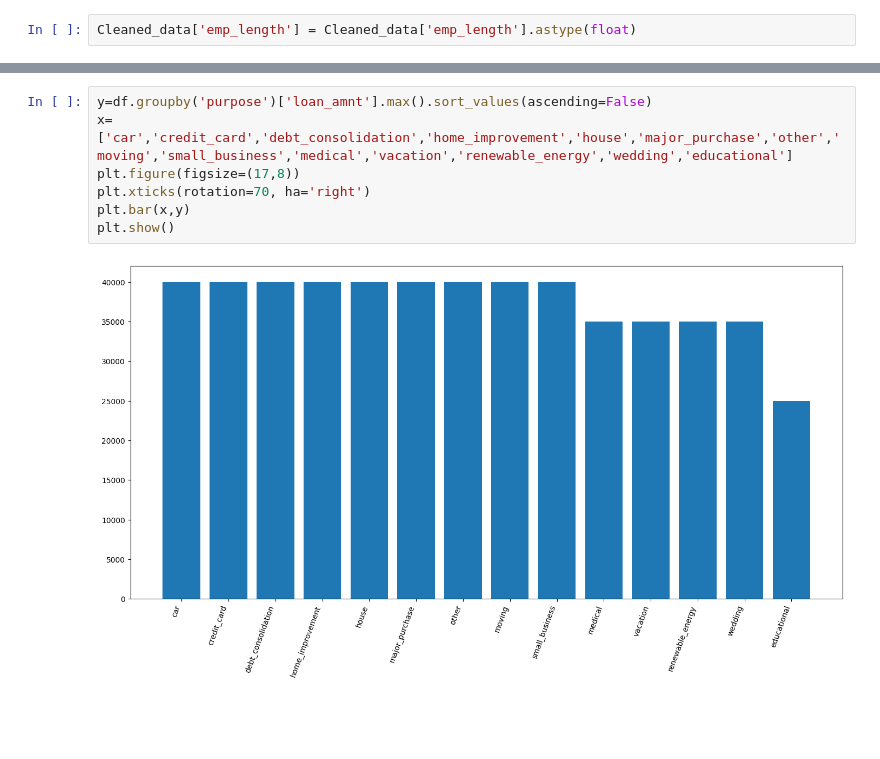
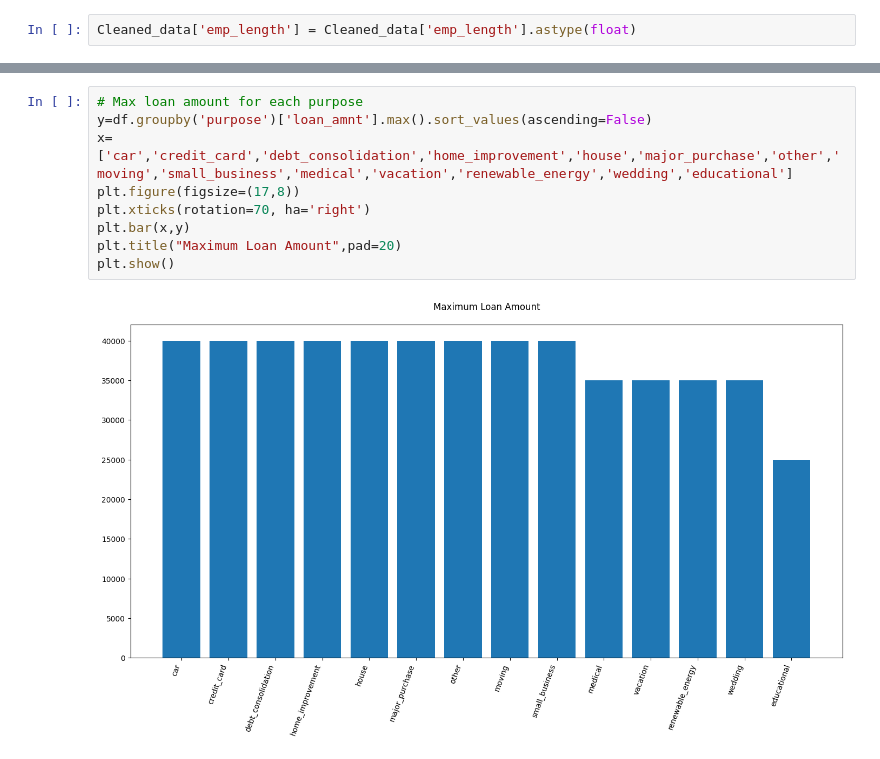
Before and after one commit to Adarsh-2296/Loandata_Eda, a Jupyter notebook: loandata.ipynb, the cells around one changed output, grey strips where cells are left out. Drawn from its saved outputs; the diff is of its cells as text; blank space fills up the shorter version.

```diff
--- a/loandata.ipynb
+++ b/loandata.ipynb
@@ -114,10 +113,12 @@ plt.show()
 # %%
+# Max loan amount for each purpose
 y=df.groupby('purpose')['loan_amnt'].max().sort_values(ascending=False)
 x=['car','credit_card','debt_consolidation','home_improvement','house','major_purchase','other','moving','small_business','medical','vacation','renewable_energy','wedding','educational']
 plt.figure(figsize=(17,8))
 plt.xticks(rotation=70, ha='right')
 plt.bar(x,y)
+plt.title("Maximum Loan Amount",pad=20)
 plt.show()
 # %% [output]
-[figure, old version]
+[figure, new version]
 # %%
```
Also changed, not shown: parts of 16 cells of this notebook.
